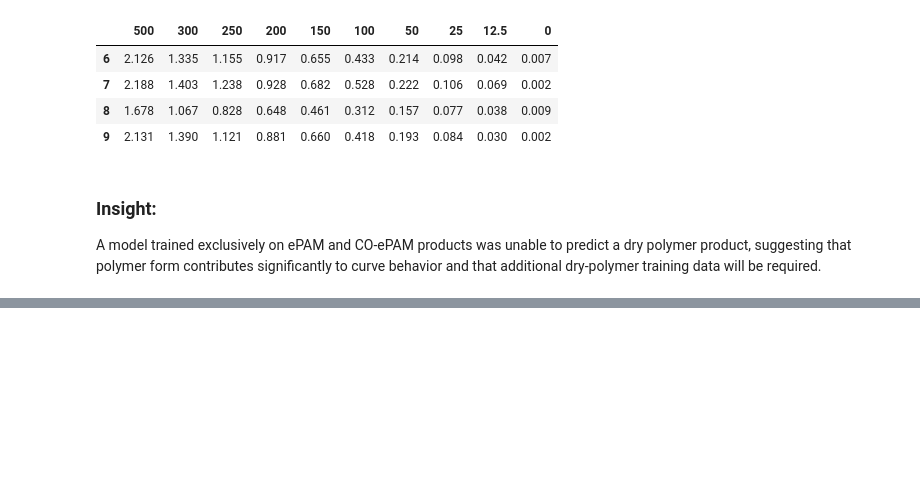
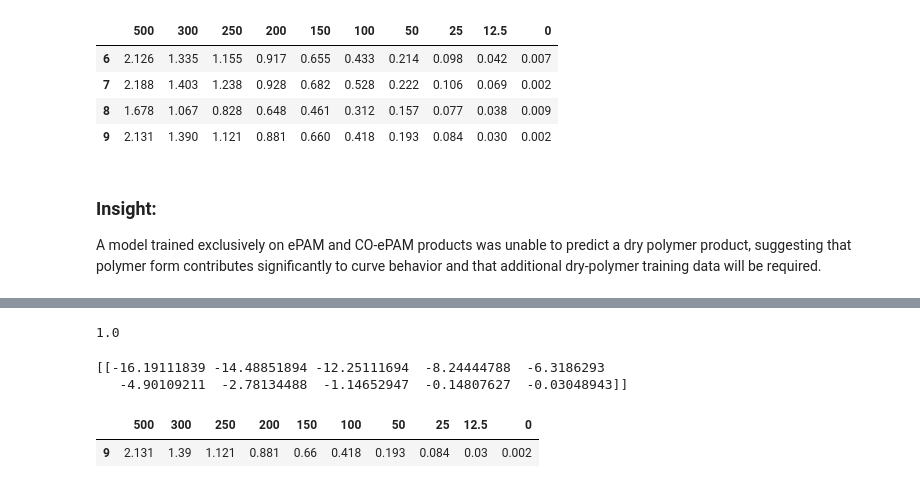
Before and after one commit to carloshurtadop9/PAM-ML-Project, a Jupyter notebook: PAM ML Notebook.ipynb, the cells around one changed output, grey strips where cells are left out. Drawn from its saved outputs; the diff is of its cells as text; code cells hidden in the pictures; blank space fills up the shorter version.

```diff
--- a/PAM ML Notebook.ipynb
+++ b/PAM ML Notebook.ipynb
@@ -367,0 +371,9 @@ A model trained exclusively on ePAM and CO-ePAM products was unable to predict a
+# %%
+train_set = [1,2,3,4,5,6,7,8,9]
+test_set = [10]
+# %%
+train_mask = final_df["Test_id"].isin(train_set)
+test_mask = final_df["Test_id"].isin(test_set)
+# %%
+train_df = final_df.loc[train_mask]
+test_df = final_df.loc[test_mask]
@@ -367,0 +383,19 @@ A model trained exclusively on ePAM and CO-ePAM products was unable to predict a
+# %%
+reg = model.fit(X_train, Y_train)
+reg.score(X_train, Y_train)
+# %% [output]
+1.0
+# %%
+X_test = test_df[["Charge Density (%)", 'TDS', "Boron (B)", "Barium (Ba+2)", "Calcium (Ca+2)",	"Iron (Fe+2)", "Potassium (K+)", "Magnesium (Mg+2)", "Manganese (Mn+2)", "Sodium (Na+)", "Strontium (Sr+2)", "Zinc (Zn+2)", "Fluoride (F⁻)", "Chlorides (Cl-)",	"Nitrite (NO₂⁻)", "Bromide (Br⁻)", "Nitrate (NO₃⁻)", "Phosphate (PO₄³⁻)", "Sulfate (SO4-2)", "Bicarbonates (HCO3-)"]]
+Y_test = test_df[['500', '300', '250', '200', '150', '100', '50', '25', '12.5', '0']]
+# %%
+Y_pred = model.predict(X_test)
+print(Y_pred)
+# %% [output]
+[[-16.19111839 -14.48851894 -12.25111694  -8.24444788  -6.3186293
+   -4.90109211  -2.78134488  -1.14652947  -0.14807627  -0.03048943]]
+# %%
+Y_test.head()
+# %% [output]
+|  | 500 | 300 | 250 | 200 | 150 | 100 | 50 | 25 | 12.5 | 0 |
+| 9 | 2.131 | 1.39 | 1.121 | 0.881 | 0.66 | 0.418 | 0.193 | 0.084 | 0.03 | 0.002 |
```
Also changed, not shown: parts of 25 cells of this notebook.
